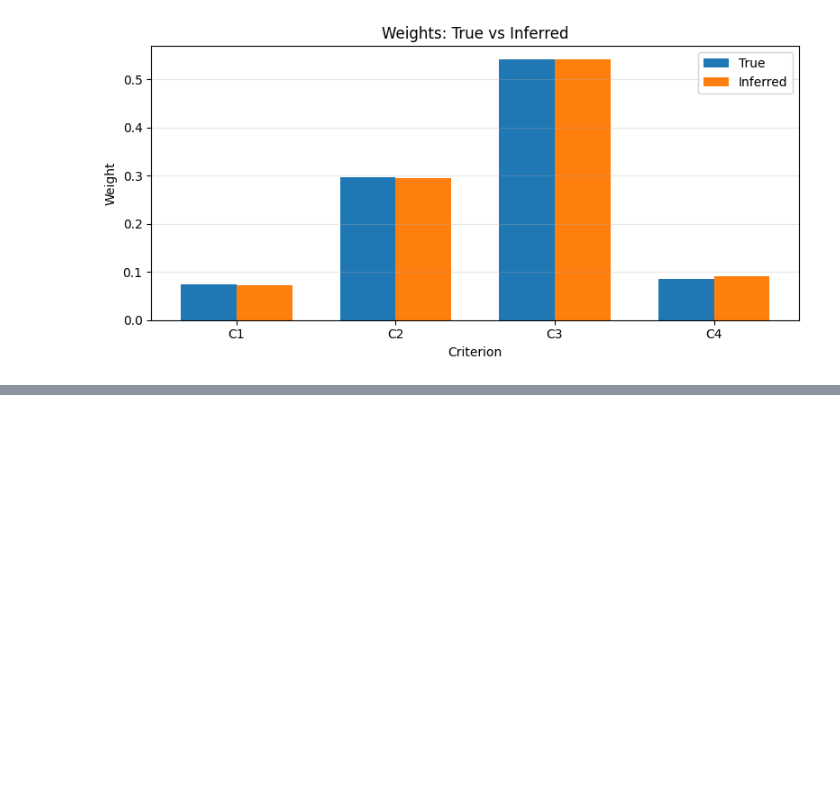
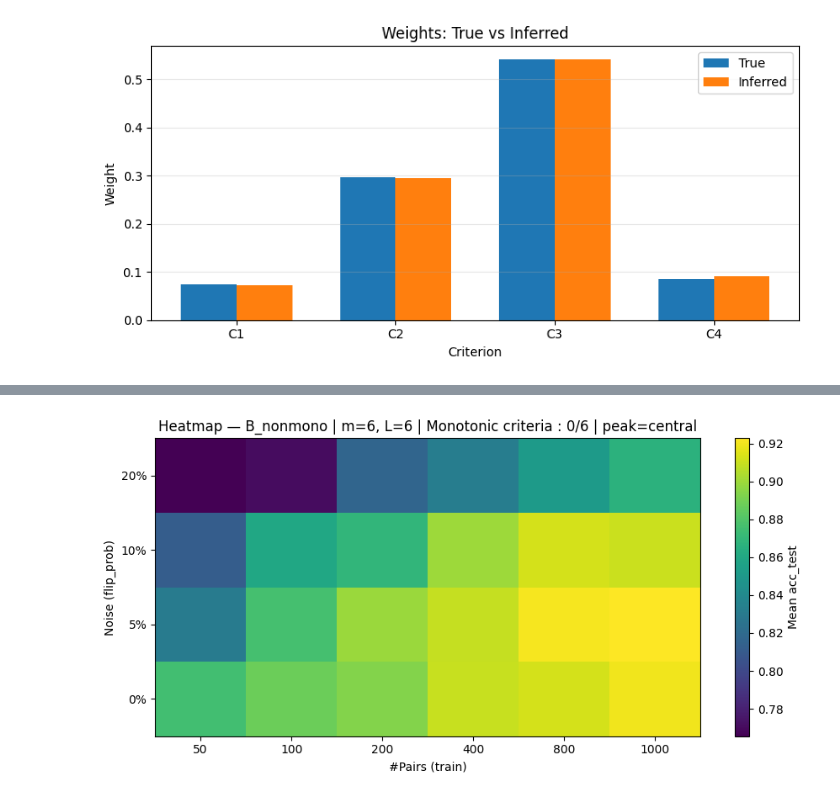
Before and after one commit to MathysBgh/UTA_project, a Jupyter notebook: uta.ipynb, the cells around one changed output, grey strips where cells are left out. Cells and saved outputs as stored; diff of their text form; code cells hidden in the pictures; blank space fills up the shorter version.

```diff
--- a/uta.ipynb
+++ b/uta.ipynb
@@ -184,0 +724,4 @@ plot_value_functions_and_weights(gt, inf, mode="weighted")
+# %%
+plot_heatmap_pairs_noise_clean(df, method="B_nonmono", m=6, L=6, k_non_mono=0, peak_type="central")
+# %% [output]
+[figure, added]
```
Also changed, not shown: parts of 13 cells of this notebook, 23 other files.
